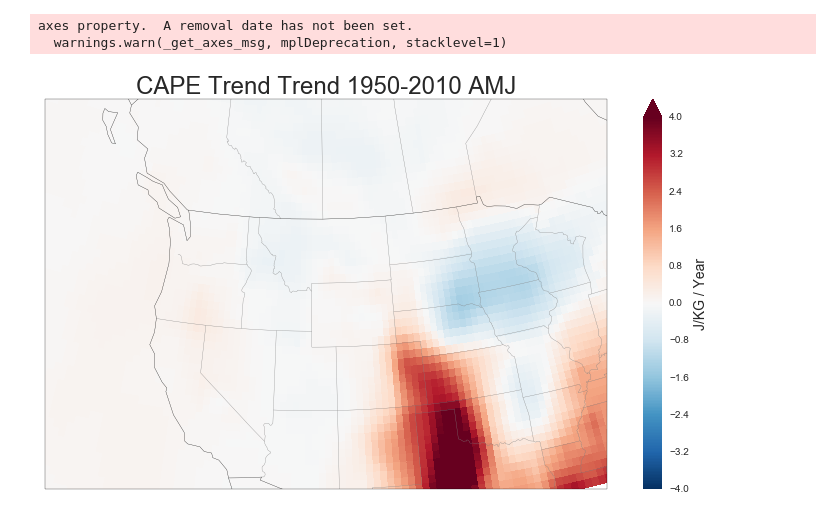
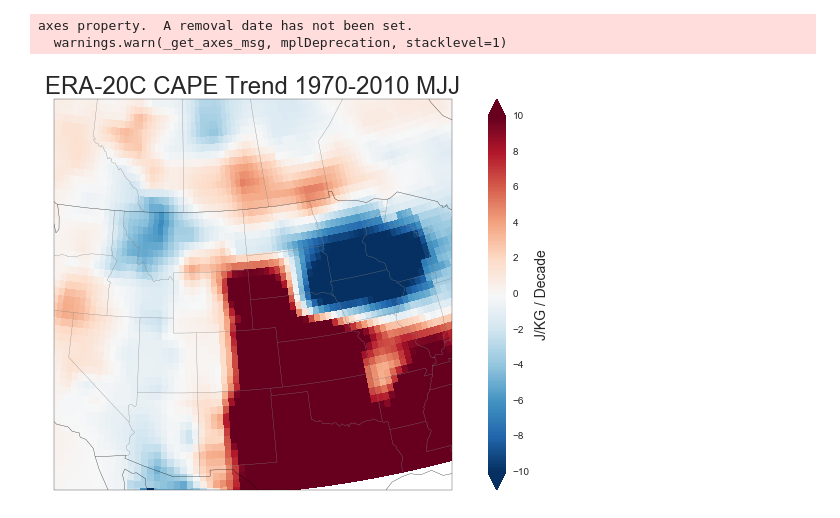
Before and after one commit to gbromley/ERA-20C_analysis, a Jupyter notebook: spatial_trends-cape.ipynb, the cells around one changed output. Cells and saved outputs as stored; diff of their text form; code cells hidden in the pictures.

```diff
--- a/spatial_trends-cape.ipynb
+++ b/spatial_trends-cape.ipynb
@@ -22,14 +22,14 @@ nc_data = xr.open_dataset(data_dir+nc_file)
 cape = nc_data['cape']
 # %%
 #label of time slice
-t_season='AMJ'
+t_season='MJJ'
 #months to extract
-t_months=[4,5,6]
+t_months=[5,6,7]
 #analysis time period
 start_year = '1970-01-01'
 end_year = '2010-12-01'
 ext_e = -90
-ext_w = -130
+ext_w = -120
 ext_n = 55
 ext_s = 30
 # %%
@@ -64,36 +64,36 @@ for i in np.arange(0,len(cape['latitude'])):
         series = cape_months_avg[:,i,j]
         anom = series-cape_clim_months_avg[i,j]
         slope, intercept, r_value, p_value, std_err = stats.linregress(np.arange(0,len(anom)),anom)
-        spatial_trend[i,j]=slope
+        spatial_trend[i,j]=slope*10
         #print(i)
 # %%
 #spatial_trend.to_dataset().to_netcdf(data_dir+'spatial_trends_c_'+t_season+'_'+start_year+'.nc')
 # %%
 fig, ax = plt.subplots();
 ax = plt.axes(projection=ccrs.AlbersEqualArea(central_longitude=-111.0,central_latitude=46.0,false_easting=0.0, false_northing=0.0, standard_parallels=(40.0, 50.0), globe=None))
 ax.set_global()
-test = spatial_trend.plot.pcolormesh(axes = ax, transform=ccrs.PlateCarree(),vmin=-4, vmax=4, cmap='RdBu_r')
+test = spatial_trend.plot.pcolormesh(axes = ax, transform=ccrs.PlateCarree(),vmin=-10, vmax=10, cmap='RdBu_r')
 #ax = plt.axes(projection=ccrs.LambertConformal())
 
 ax.set_extent([ext_e, ext_w, ext_s, ext_n])
 states_provinces = cfeature.NaturalEarthFeature(
     category='cultural',
     name='admin_1_states_provinces_lines',
     scale='50m',
     facecolor='none')
 ax.add_feature(states_provinces, edgecolor='gray')
 ax.add_feature(cfeature.COASTLINE)
 ax.add_feature(cfeature.BORDERS)
-plt.title('CAPE Trend Trend 1950-2010 '+t_season,fontsize=24)
-test.colorbar.set_label('J/KG / Year',fontsize=14)
+plt.title('ERA-20C CAPE Trend 1970-2010 '+t_season,fontsize=24)
+test.colorbar.set_label('J/KG / Decade',fontsize=14)
 fig.set_size_inches(13,7)
 fig.set_dpi=1200.0
-#plt.savefig('CAPE_spatial_'+t_season+'_1950.png')
+plt.savefig('ERA-20C_cape'+t_season+'_1970.png',bbox_inches='tight')
 plt.show()
 # %% [output]
 axes property.  A removal date has not been set.
   warnings.warn(_get_axes_msg, mplDeprecation, stacklevel=1)
-[figure, old version]
+[figure, new version]
 # %%
 anom_series = cape_months_avg-cape_clim_months_avg
 extent = anom_series.sel(latitude=np.arange(ext_s,ext_n,step=.5))
```
Also changed, not shown: parts of 1 cell of this notebook, 1 other file.
